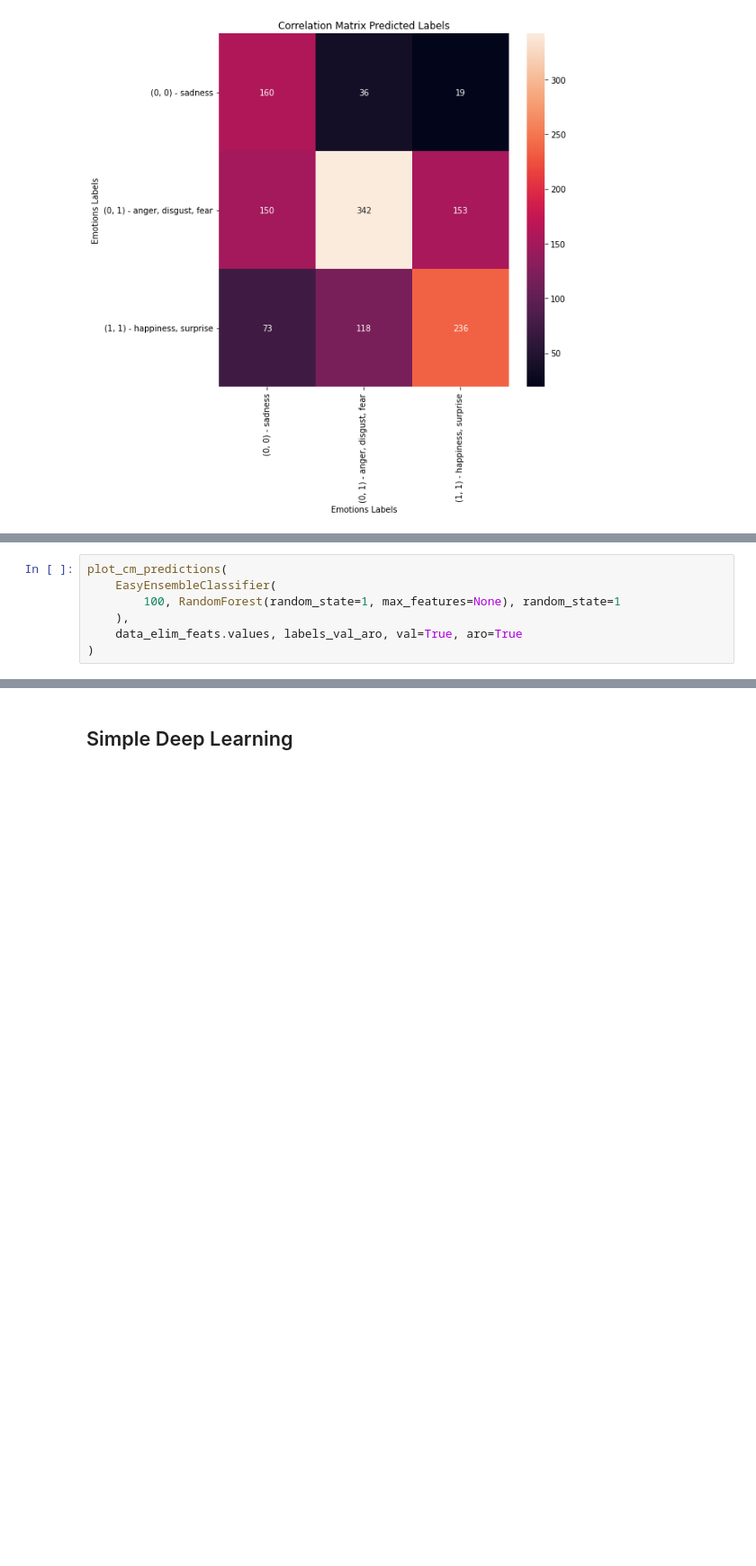
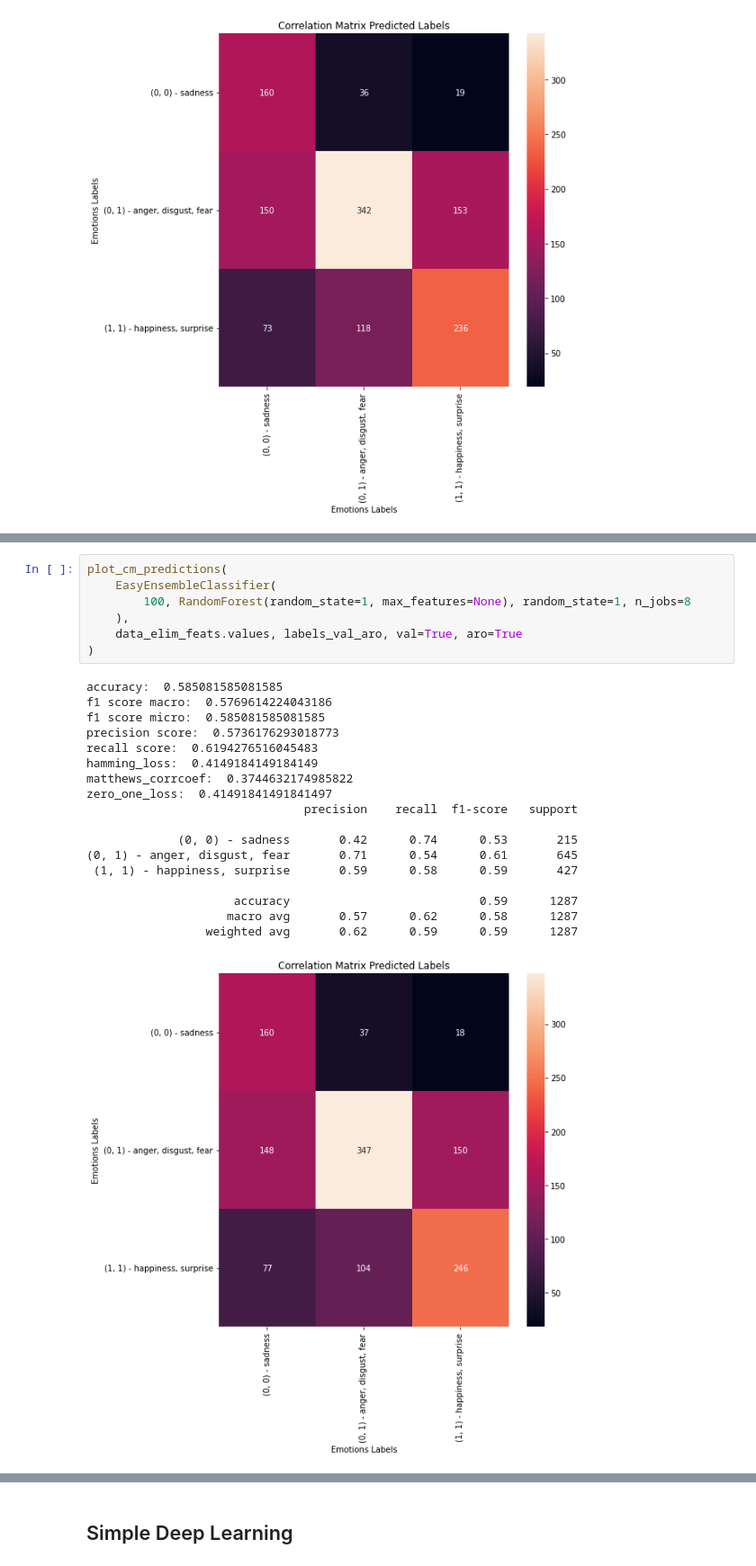
Before and after one commit to MarioCSilva/Speech_Emotion_Recognition_Thesis, a Jupyter notebook: data/3_feature_selection.ipynb, the cells around one changed output, grey strips where cells are left out. Shown at 90% size. Drawn from its saved outputs; the diff is of its cells as text; blank space fills up the shorter version.

```diff
--- a/data/3_feature_selection.ipynb
+++ b/data/3_feature_selection.ipynb
@@ -854,10 +873,29 @@ plot_cm_predictions(
 # %%
 plot_cm_predictions(
     EasyEnsembleClassifier(
-        100, RandomForest(random_state=1, max_features=None), random_state=1
+        100, RandomForest(random_state=1, max_features=None), random_state=1, n_jobs=8
     ),
     data_elim_feats.values, labels_val_aro, val=True, aro=True
 )
+# %% [output]
+accuracy:  0.585081585081585
+f1 score macro:  0.5769614224043186
+f1 score micro:  0.585081585081585
+precision score:  0.5736176293018773
+recall score:  0.6194276516045483
+hamming_loss:  0.4149184149184149
+matthews_corrcoef:  0.3744632174985822
+zero_one_loss:  0.41491841491841497
+                               precision    recall  f1-score   support
+
+             (0, 0) - sadness       0.42      0.74      0.53       215
+(0, 1) - anger, disgust, fear       0.71      0.54      0.61       645
+ (1, 1) - happiness, surprise       0.59      0.58      0.59       427
+
+                     accuracy                           0.59      1287
+                    macro avg       0.57      0.62      0.58      1287
+                 weighted avg       0.62      0.59      0.59      1287
+[figure, added]
 # %%
 plot_cm_predictions(
     RUSBoostClassifier(
```
Also changed, not shown: parts of 2 cells of this notebook.
